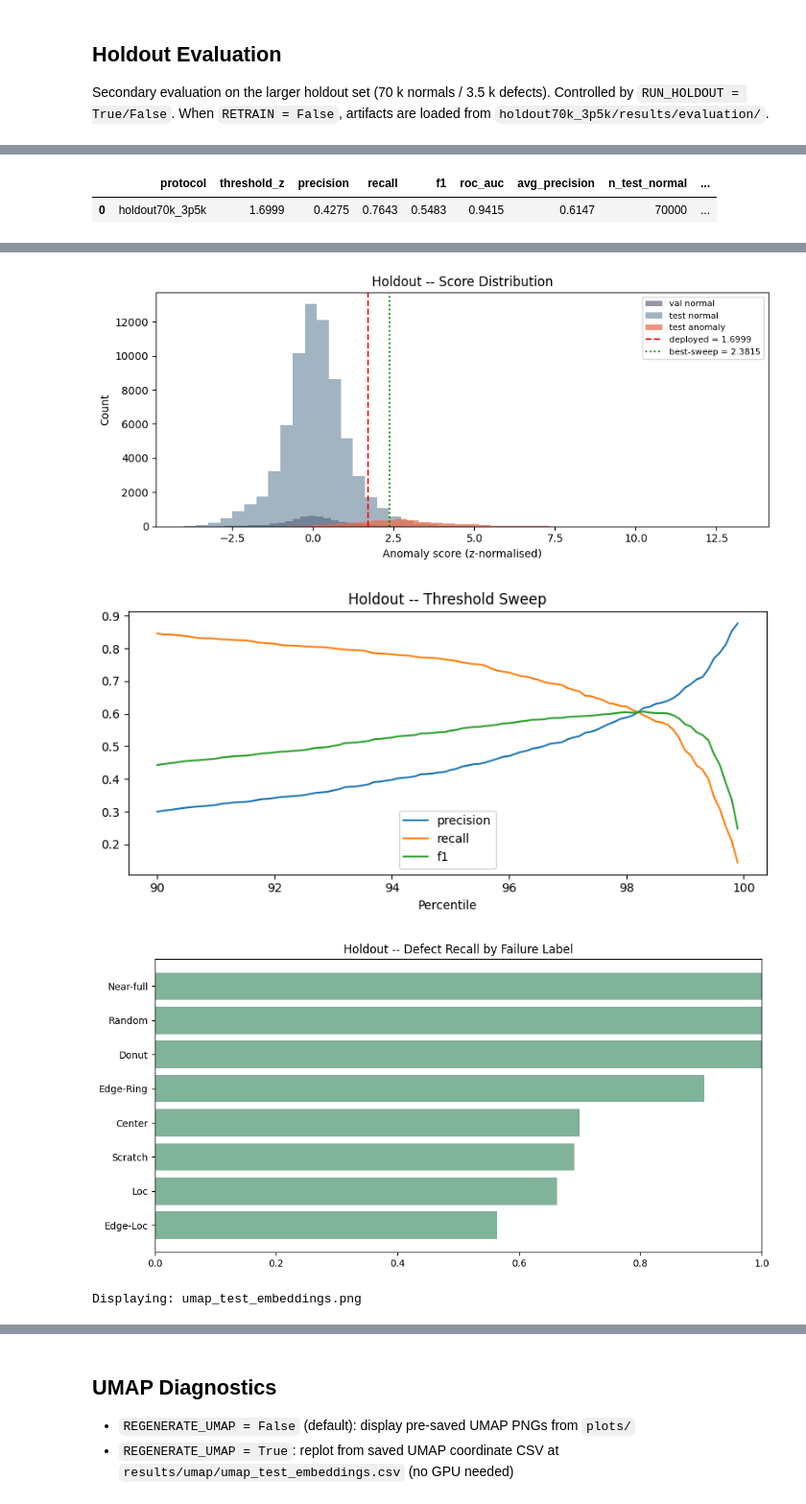
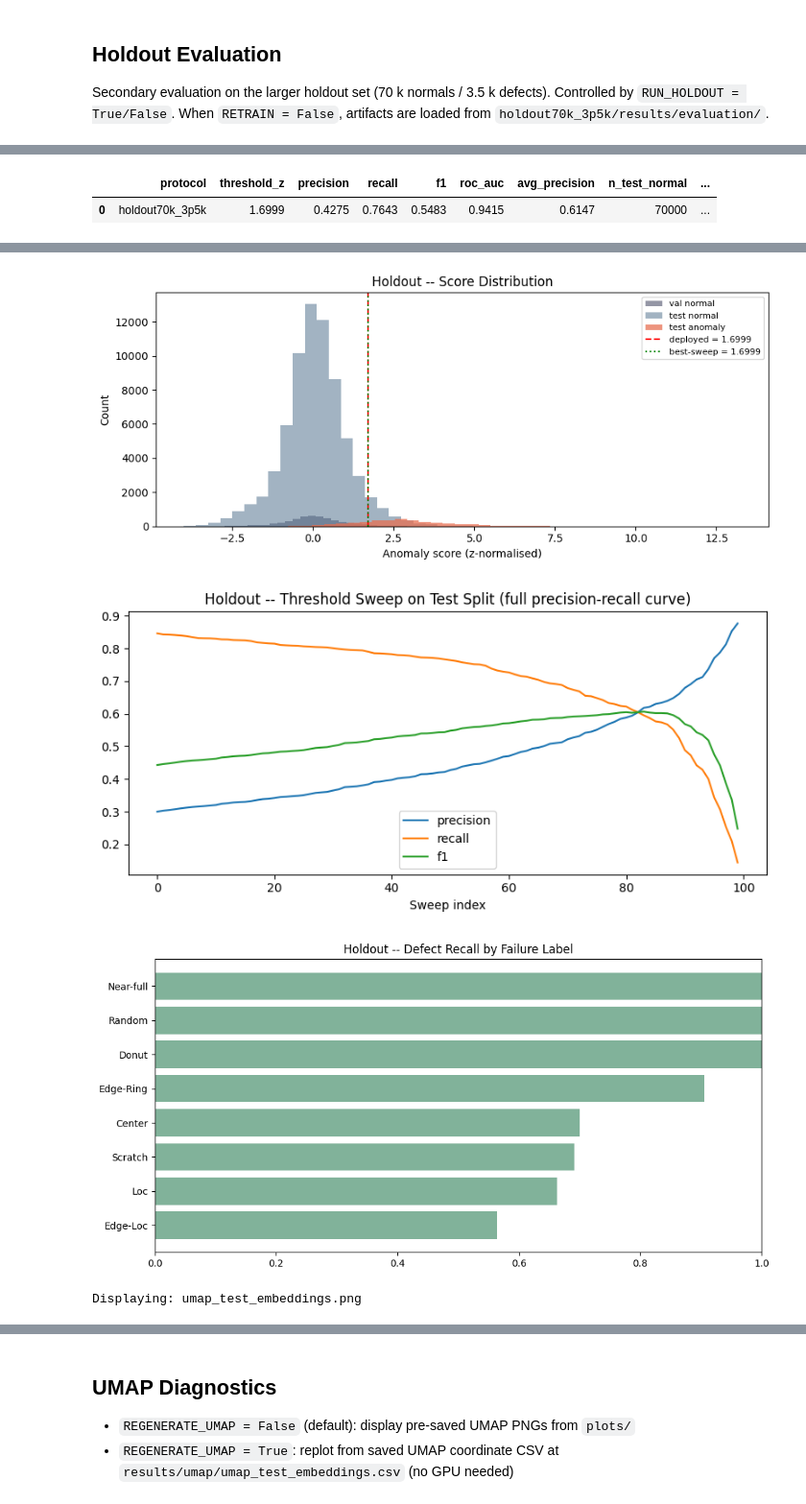
Before and after one commit to henreads/DeepLearning-Group8, a Jupyter notebook: experiments/anomaly_detection/patchcore/vit_b16/x224/main/notebook.ipynb, the cells around one changed output, grey strips where cells are left out. Shown at 96% size. Drawn from its saved outputs; the diff is of its cells as text; code cells hidden in the pictures.

```diff
--- a/experiments/anomaly_detection/patchcore/vit_b16/x224/main/notebook.ipynb
+++ b/experiments/anomaly_detection/patchcore/vit_b16/x224/main/notebook.ipynb
@@ -885,7 +890,7 @@ display(breakdown)
 _val_normal_scores  = val_scores_df.loc[val_scores_df["is_anomaly"] == 0, "score"].to_numpy()
 _test_normal_scores = test_scores_df.loc[test_scores_df["is_anomaly"] == 0, "score"].to_numpy()
 _test_anomaly_scores= test_scores_df.loc[test_scores_df["is_anomaly"] == 1, "score"].to_numpy()
-_best_thresh = float(best_sweep.get("threshold_z", threshold_z))
+_best_thresh = float(best_sweep.get("threshold", threshold_z))
 
 fig, ax = plt.subplots(figsize=(9, 4))
 ax.hist(_val_normal_scores,  bins=40, alpha=0.55, color="#3d405b", label="val normal")
@@ -919,17 +924,21 @@ fig.savefig(PLOTS_DIR / "score_distribution.png", dpi=200, bbox_inches="tight")
 plt.show()
 plt.close(fig)
 
-# ── Threshold sweep ───────────────────────────────────────────────────────────
-if "percentile" in sweep_df.columns:
-    _sweep_x = sweep_df["percentile"]
+# ── Threshold sweep (full precision_recall_curve sweep) ───────────────────────
+if "threshold" in sweep_df.columns:
+    _sweep_x = sweep_df["threshold"]
+    _sweep_xlabel = "Anomaly score threshold"
 else:
     _sweep_x = sweep_df.index
+    _sweep_xlabel = "Sweep index"
 fig, ax = plt.subplots(figsize=(8, 4))
 ax.plot(_sweep_x, sweep_df["precision"], label="precision")
 ax.plot(_sweep_x, sweep_df["recall"],    label="recall")
 ax.plot(_sweep_x, sweep_df["f1"],        label="f1")
-ax.set_xlabel("Percentile of val-normal score")
-ax.set_title("Threshold Sweep by Percentile")
+ax.axvline(threshold_z,  color="red",   linestyle="--", linewidth=1.2, label="deployed")
+ax.axvline(_best_thresh, color="green", linestyle=":",  linewidth=1.2, label="best-sweep")
+ax.set_xlabel(_sweep_xlabel)
+ax.set_title("Threshold Sweep on Test Split (full precision-recall curve)")
 ax.legend()
 plt.tight_layout()
 fig.savefig(PLOTS_DIR / "threshold_sweep.png", dpi=200, bbox_inches="tight")
@@ -1007,10 +1016,7 @@ if RETRAIN and RUN_HOLDOUT:
     h_scores    = h_test_df["score"].to_numpy()
     h_metrics   = compute_threshold_metrics(h_labels, h_scores, h_threshold_z)
     h_breakdown = build_defect_breakdown(holdout_dataset["test_defect_types"], h_labels, h_scores, h_threshold_z)
-    h_sweep_df  = sweep_percentile_thresholds(
-        h_val_df.loc[h_val_df["is_anomaly"]==0, "score"].to_numpy(), h_labels, h_scores
-    )
-    _h_best_sweep = h_sweep_df.sort_values("f1", ascending=False).iloc[0].to_dict()
+    h_sweep_df, _h_best_sweep = sweep_threshold_metrics(h_labels, h_scores)
 
     H_EVAL_DIR.mkdir(parents=True, exist_ok=True)
     H_PLOTS_DIR.mkdir(parents=True, exist_ok=True)
@@ -1030,7 +1036,13 @@ if RETRAIN and RUN_HOLDOUT:
         "avg_precision_z": float(h_metrics["avg_precision"]),
         "n_test_normal": int((h_labels==0).sum()),
         "n_test_defect": int((h_labels==1).sum()),
-        "threshold_sweep_best": _h_best_sweep,
+        "threshold_sweep_best": {
+            "threshold": float(_h_best_sweep["threshold"]),
+            "precision": float(_h_best_sweep["precision"]),
+            "recall":    float(_h_best_sweep["recall"]),
+            "f1":        float(_h_best_sweep["f1"]),
+            "predicted_anomalies": int(_h_best_sweep["predicted_anomalies"]),
+        },
     }
     (HOLDOUT_DIR / "results").mkdir(parents=True, exist_ok=True)
     (HOLDOUT_DIR / "results" / "summary.json").write_text(json.dumps(h_summary, indent=2))
@@ -1047,7 +1059,7 @@ elif _h_csvs_exist:
     h_labels      = h_test_df["is_anomaly"].to_numpy()
     h_scores      = h_test_df["score"].to_numpy()
     h_metrics     = compute_threshold_metrics(h_labels, h_scores, h_threshold_z)
-    _h_best       = float(h_summary.get("threshold_sweep_best", {}).get("threshold_z", h_threshold_z))
+    _h_best       = float(h_summary.get("threshold_sweep_best", {}).get("threshold", h_threshold_z))
     if not RUN_HOLDOUT:
         print("RUN_HOLDOUT=False but pre-saved holdout artifacts found — loading and plotting.")
 
@@ -1093,13 +1105,16 @@ if "h_summary" in dir() and h_summary is not None:
     plt.show(); plt.close(fig)
 
     # threshold_sweep.png
-    if "percentile" in h_sweep_df.columns or "threshold_z" in h_sweep_df.columns:
-        _hsx = h_sweep_df["percentile"] if "percentile" in h_sweep_df.columns else h_sweep_df.index
+    if "threshold" in h_sweep_df.columns or "threshold_z" in h_sweep_df.columns:
+        _hsx = h_sweep_df["threshold"] if "threshold" in h_sweep_df.columns else h_sweep_df.index
+        _hsx_label = "Anomaly score threshold" if "threshold" in h_sweep_df.columns else "Sweep index"
         fig, ax = plt.subplots(figsize=(8, 4))
         ax.plot(_hsx, h_sweep_df["precision"], label="precision")
         ax.plot(_hsx, h_sweep_df["recall"],    label="recall")
         ax.plot(_hsx, h_sweep_df["f1"],        label="f1")
-        ax.set_xlabel("Percentile"); ax.set_title("Holdout -- Threshold Sweep"); ax.legend()
+        ax.set_xlabel(_hsx_label)
+        ax.set_title("Holdout -- Threshold Sweep on Test Split (full precision-recall curve)")
+        ax.legend()
         plt.tight_layout()
         fig.savefig(H_PLOTS_DIR / "threshold_sweep.png", dpi=200, bbox_inches="tight")
         plt.show(); plt.close(fig)
@@ -1144,35 +1159,35 @@ if "h_summary" in dir() and h_summary is not None:
             fig, ax = plt.subplots(figsize=(7, 6))
             sc = ax.scatter(_hx[_hhas], _hy[_hhas],
                             c=_hdf[_hscol].values[_hhas].astype(float),
                             cmap="hot_r", s=3, alpha=0.5, linewidths=0)
             plt.colorbar(sc, ax=ax, label="Anomaly score (z-normalised)")
             ax.set_title("Holdout UMAP -- Score-coloured", fontweight="bold")
             ax.set_xticks([]); ax.set_yticks([])
             plt.tight_layout()
             fig.savefig(_h_score_png, dpi=150, bbox_inches="tight")
             plt.show(); plt.close(fig)
     elif not _h_need_replot:
         for _png in [_h_split_png, _h_score_png]:
             if _png.exists():
                 print(f"Displaying: {_png.name}")
                 display(IPImage(filename=str(_png)))
 
     print(f"Holdout plots saved to {H_PLOTS_DIR}")
 # %% [output]
 RUN_HOLDOUT=False but pre-saved holdout artifacts found — loading and plotting.
 |  | protocol | threshold_z | precision | recall | f1 | roc_auc | avg_precision | n_test_normal | ... |
 | 0 | holdout70k_3p5k | 1.6999 | 0.4275 | 0.7643 | 0.5483 | 0.9415 | 0.6147 | 70000 | ... |
 |  | failure_label | count | detected | recall | mean_score |
 | 0 | Edge-Loc | 683 | 385 | 0.564 | 2.287 |
 | 1 | Loc | 508 | 337 | 0.663 | 2.602 |
 | 2 | Scratch | 165 | 114 | 0.691 | 3.584 |
 | 3 | Center | 593 | 415 | 0.700 | 2.618 |
 | 4 | Edge-Ring | 1336 | 1209 | 0.905 | 2.764 |
 | 5 | Donut | 75 | 75 | 1.000 | 4.936 |
 | 6 | Near-full | 16 | 16 | 1.000 | 5.015 |
 | 7 | Random | 124 | 124 | 1.000 | 4.658 |
-[figure, old version]
+[figure, new version]
-[figure, old version]
+[figure, new version]
 [figure]
 Displaying: umap_test_embeddings.png
 [figure]
```
Also changed, not shown: parts of 4 cells of this notebook, 21 other files.
